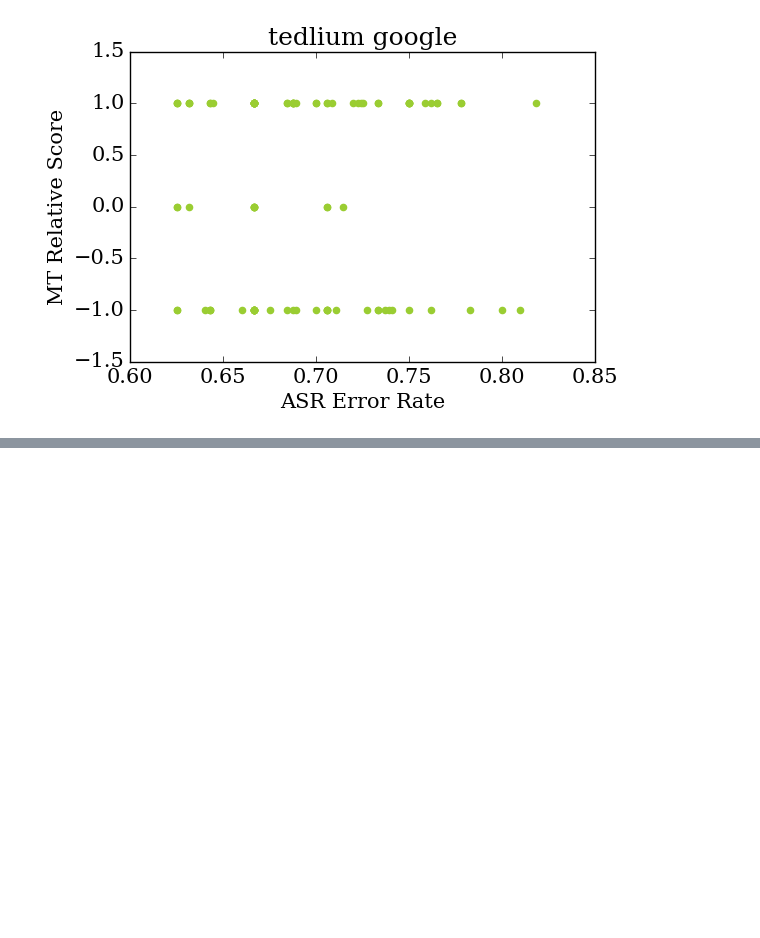
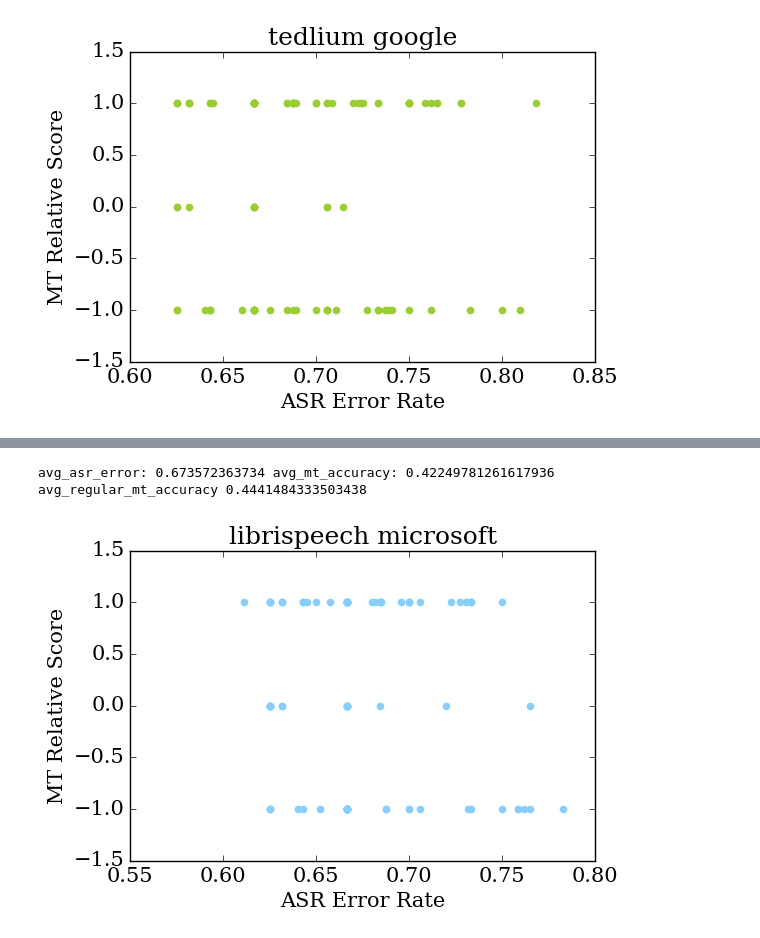
Before and after one commit to yunshengb/research, a Jupyter notebook: exp/asr_mt/analyze.ipynb, the cells around one changed output, grey strips where cells are left out. Cells and saved outputs as stored; diff of their text form; code cells hidden in the pictures; blank space fills up the shorter version.

```diff
--- a/exp/asr_mt/analyze.ipynb
+++ b/exp/asr_mt/analyze.ipynb
@@ -334,0 +368,6 @@ plot_mt_vs_asr(google_stats_list, 'Google MT')
+# %%
+microsoft_stats_list.append(analyze(data, 'librispeech', 'microsoft'))
+plot_score_vs_error('lightskyblue', **microsoft_stats_list[-1])
+# %% [output]
+avg_asr_error: 0.673572363734 avg_mt_accuracy: 0.42249781261617936 avg_regular_mt_accuracy 0.4441484333503438
+[figure, added]
```
Also changed, not shown: parts of 11 cells of this notebook, 2 other files.
